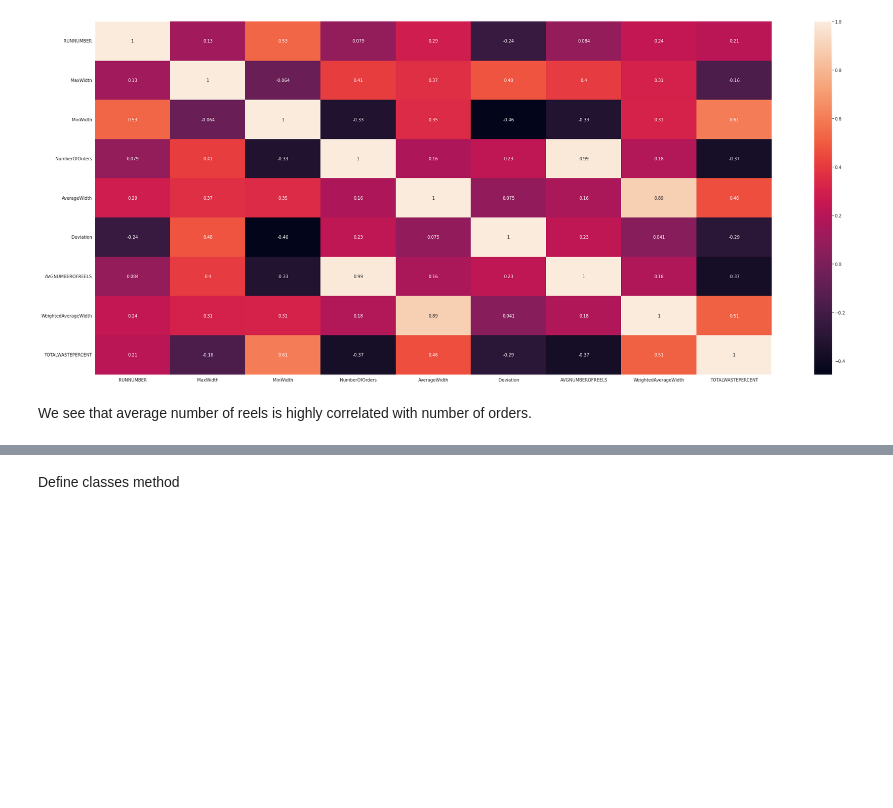
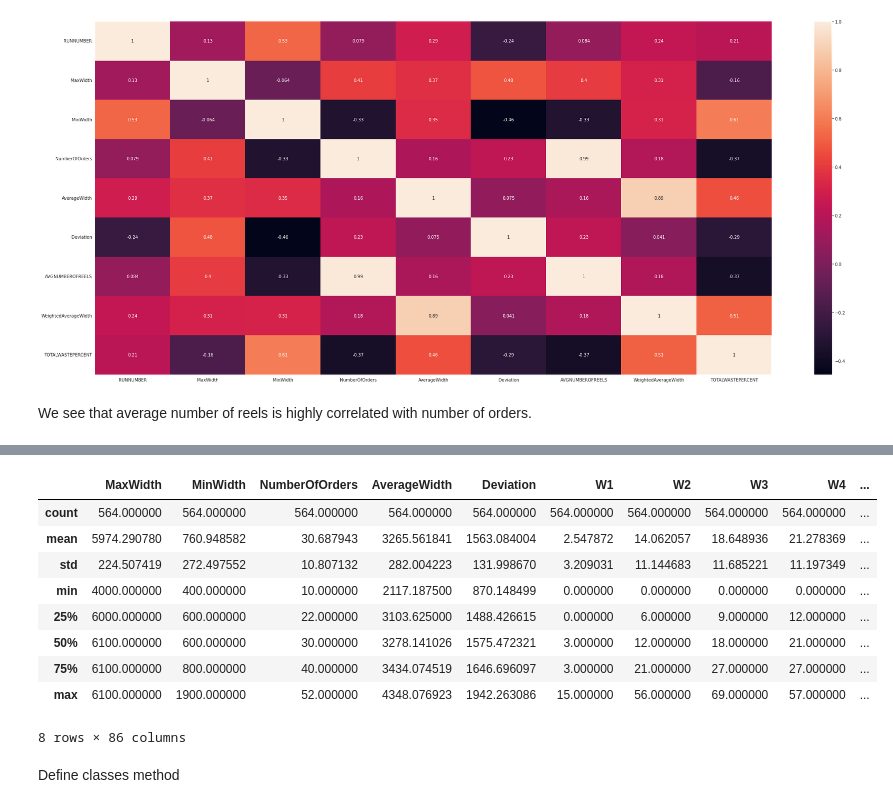
Before and after one commit to teoad95/Infusing-business-optimization-processes-with-machine-learning-and-expert-knowledge., a Jupyter notebook: Main_notebook.ipynb, the cells around one changed output, grey strips where cells are left out. Saved outputs shown, nothing was run; the diff lists cells and outputs as text; code cells hidden in the pictures; blank space fills up the shorter version.

```diff
--- a/Main_notebook.ipynb
+++ b/Main_notebook.ipynb
@@ -180,0 +243,4 @@ results
+# %%
+extended_dataset_url = 'https://raw.githubusercontent.com/teoad95/Infusing-business-optimization-processes-with-machine-learning-and-expert-knowledge./main/Datasets/StatisticalOnSeparatedJumboDataset.csv'
+# %%
+extended_runs = pd.read_csv(extended_dataset_url, sep=';')
@@ -180,0 +277,13 @@ results
+# %%
+extended_runs.drop(columns=['RUNNUMBER']).describe()
+# %% [output]
+|  | MaxWidth | MinWidth | NumberOfOrders | AverageWidth | Deviation | W1 | W2 | W3 | W4 | ... |
+| count | 564.000000 | 564.000000 | 564.000000 | 564.000000 | 564.000000 | 564.000000 | 564.000000 | 564.000000 | 564.000000 | ... |
+| mean | 5974.290780 | 760.948582 | 30.687943 | 3265.561841 | 1563.084004 | 2.547872 | 14.062057 | 18.648936 | 21.278369 | ... |
+| std | 224.507419 | 272.497552 | 10.807132 | 282.004223 | 131.998670 | 3.209031 | 11.144683 | 11.685221 | 11.197349 | ... |
+| min | 4000.000000 | 400.000000 | 10.000000 | 2117.187500 | 870.148499 | 0.000000 | 0.000000 | 0.000000 | 0.000000 | ... |
+| 25% | 6000.000000 | 600.000000 | 22.000000 | 3103.625000 | 1488.426615 | 0.000000 | 6.000000 | 9.000000 | 12.000000 | ... |
+| 50% | 6100.000000 | 600.000000 | 30.000000 | 3278.141026 | 1575.472321 | 3.000000 | 12.000000 | 18.000000 | 21.000000 | ... |
+| 75% | 6100.000000 | 800.000000 | 40.000000 | 3434.074519 | 1646.696097 | 3.000000 | 21.000000 | 27.000000 | 27.000000 | ... |
+| max | 6100.000000 | 1900.000000 | 52.000000 | 4348.076923 | 1942.263086 | 15.000000 | 56.000000 | 69.000000 | 57.000000 | ... |
+8 rows × 86 columns
```
Also changed, not shown: parts of 20 cells of this notebook.
